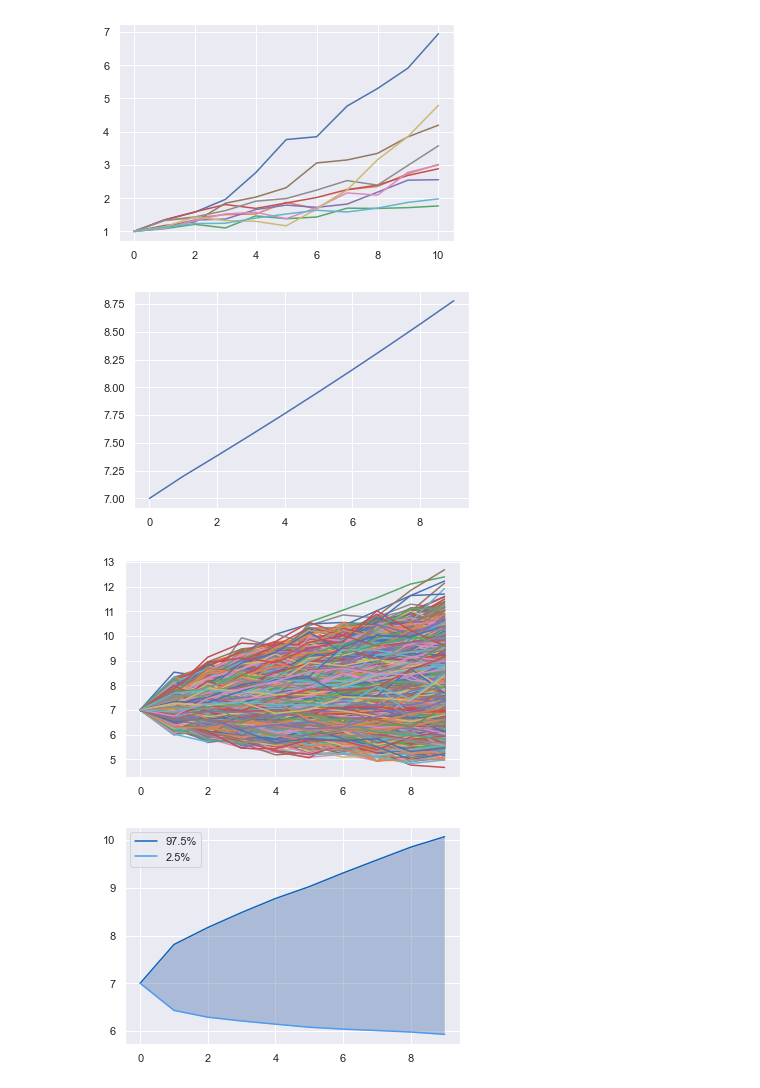
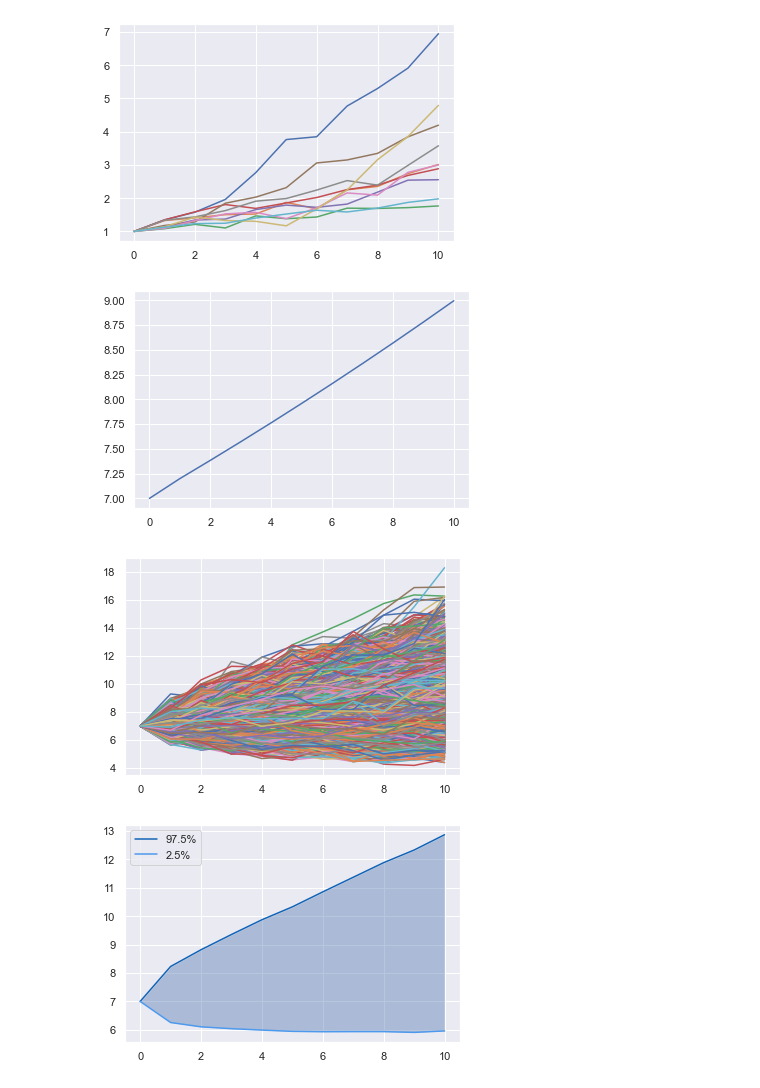
Before and after one commit to tonytsoi/montecarlo_forecast, a Jupyter notebook: Monte Carlo - business forecast.ipynb, the cells around one changed output. Saved outputs shown, nothing was run; the diff lists cells and outputs as text; code cells hidden in the pictures.

```diff
--- a/Monte Carlo - business forecast.ipynb
+++ b/Monte Carlo - business forecast.ipynb
@@ -41,7 +41,7 @@ mu = 0.02
 revenue = [10]
 fixed_cost = [2]
 var_cost = [1]
-for j in range(9):
+for j in range(10):
     revenue.append(revenue[j]*(1+mu))
     fixed_cost.append(fixed_cost[j])
     var_cost.append(revenue[j]*0.1)
@@ -49,35 +49,35 @@ for j in range(9):
 plt.plot(np.array(gross_profit));
 plt.savefig("assets/gross_profit.png")
 # %% [output]
-[figure, old version]
+[figure, new version]
 # %%
 no_of_iter = 10000
 delta_t = 1
 revenues = []
 gross_profits = []
 for i in range(no_of_iter):
     revenue = [10]
     mu = 0.02
     sigma = 0.05
     fixed_cost = [2]
     var_cost = [1]
     np.random.seed(i)
-    for j in range(9):
+    for j in range(10):
         revenue.append(revenue[j]*np.exp((mu-sigma**2/2)*(delta_t) + sigma*np.sqrt(delta_t)*np.random.normal()))
         fixed_cost.append(fixed_cost[j])
         var_cost.append(revenue[j]*0.1)
         gross_profit = [x - y - z for x, y, z in zip(revenue, fixed_cost, var_cost)]
     revenues.append(revenue)
     gross_profits.append(gross_profit)
 gross_profits = np.array(gross_profits)
 gross_profits.mean(axis=0)
 plt.plot(np.array(gross_profits).T);
-# plt.savefig("assets/gross_profit_mcs.png")
+plt.savefig("assets/gross_profit_mcs.png")
 # %% [output]
-[figure, old version]
+[figure, new version]
 # %%
 fig, ax = plt.subplots()
-x = np.arange(10)
+x = np.arange(11)
 y1 = np.percentile(gross_profits, 97.5, axis=0)
 y2 = np.percentile(gross_profits, 2.5, axis=0)
 ax.plot(y1, color = '#1063B6')
@@ -86,7 +86,7 @@ ax.fill_between(x, y1, y2, alpha=0.4)
 ax.legend(labels=["97.5%","2.5%"])
 plt.savefig("assets/gross_profit_range.png")
 # %% [output]
-[figure, old version]
+[figure, new version]
 # %%
 no_of_iter = 10000
 delta = 1
```
Also changed, not shown: parts of 2 cells of this notebook.
